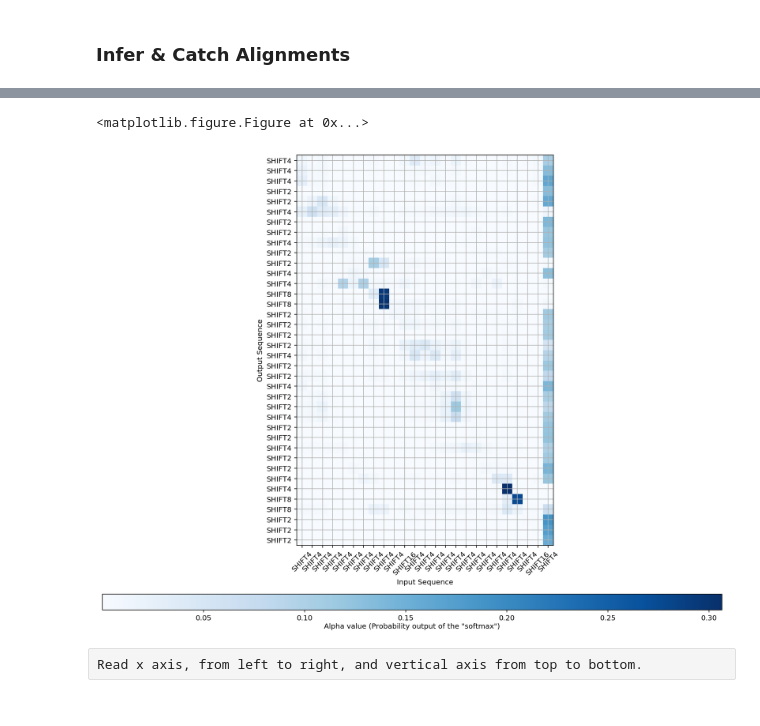
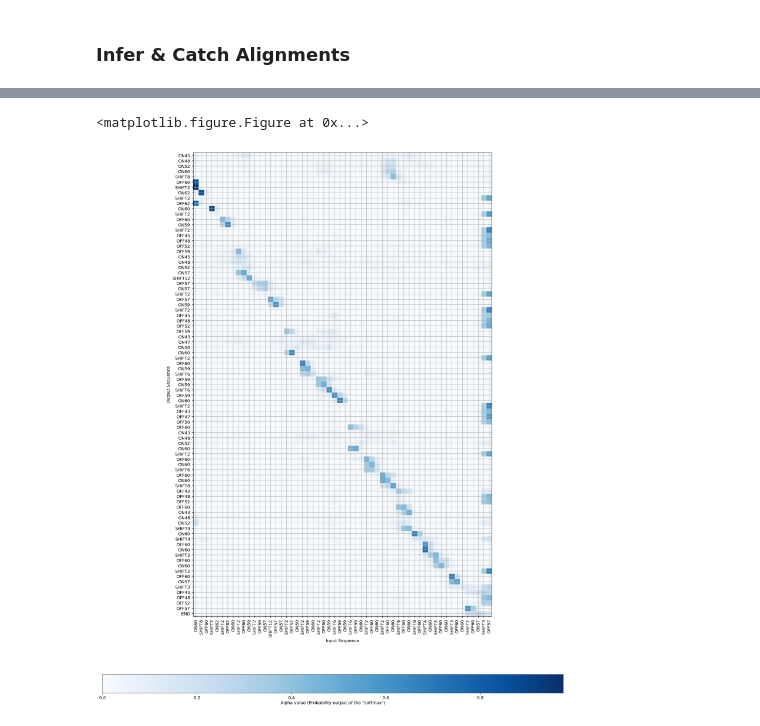
Before and after one commit to veskoch/UoE-dissertation, a Jupyter notebook: model/evaluate/viz/1.6 Viz.ipynb, the cells around one changed output, grey strips where cells are left out. Drawn from its saved outputs; the diff is of its cells as text; code cells hidden in the pictures.

Commit message:
Exported attention vizs

```diff
--- a/model/evaluate/viz/1.6 Viz.ipynb
+++ b/model/evaluate/viz/1.6 Viz.ipynb
@@ -109,7 +88,7 @@ def plot_attention(activations, input_tags = None, output_tags = None):
 
     # Plot the attention map
     plt.clf()
-    f = plt.figure(figsize=(20, 10))
+    f = plt.figure(figsize=(25, 20))
     ax = f.add_subplot(1, 1, 1)
 
     # Add image
@@ -127,7 +106,7 @@ def plot_attention(activations, input_tags = None, output_tags = None):
 
     ax.set_xticks(range(features_len))
     if input_tags != None:
-        ax.set_xticklabels(input_tags[:features_len], rotation=45)
+        ax.set_xticklabels(input_tags[:features_len], rotation=90)
 
     ax.set_xlabel('Input Sequence')
     ax.set_ylabel('Output Sequence')
@@ -136,4 +115,6 @@ def plot_attention(activations, input_tags = None, output_tags = None):
     ax.grid()
 
     # f.savefig(os.path.join('activation_viz.pdf'), bbox_inches='tight')
+
+    plt.savefig("out.svg")
     plt.show()
@@ -140,11 +135,13 @@ def plot_attention(activations, input_tags = None, output_tags = None):
 # %%
-def drop_event_type(drop_type, tags):
+def drop_event_type(drop_type, tags, drop_repetitive=True):
     """Drops a list of event type(s) from a list of tags.
     Both `event_type` and ` tags` must be lists."""
 
-    new_tags = list()
+    new_tags = []
     dropped_indices = list()
+    prev_tag = None
     for i, tag in enumerate(tags):
+
         if re.match(r'^ON[0-9]+$', tag):
             tag_type = "ON"
         elif re.match(r'^OFF[0-9]+$', tag):
@@ -152,9 +149,13 @@ def drop_event_type(drop_type, tags):
         elif re.match(r'^SHIFT[0-9]+$', tag):
             tag_type = "SHIFT"
 
-        if tag_type not in drop_type:
+        if (drop_repetitive and prev_tag == tag) or tag_type in drop_type:
+            dropped_indices.append(i)
+        else:
             new_tags.append(tag)
-        else:
-            dropped_indices.append(i)
+
+        prev_tag = tag
+
+    new_tags.append("END")
 
     return dropped_indices, new_tags
@@ -164,20 +162,27 @@ drop_type = ["OFF", "ON"] # a list of event types to exclude from the activation
+# %%
+drop_repetitive=True
+i = 2 # Publish this one
+# i = 4, 6 ,8
+# i = 7 # much longer, maybe just show to say – hey, it looks the same
+# i = 0 # interesting because for the beginning it is paying attention to events from the end
+i = 11 # KEEP THIS, good accompaniment!
+# i = 14 # occasionally, we see a parallel shadow
+drop_type = [] # a list of event types to exclude from the activations plot
 # %%
 input_tags = features[i].split()
 output_tags = predictions[i].split()
 
 activations = alignments[i][0, :, :]
 
-dropped_input_indices, input_tags = drop_event_type(drop_type, input_tags)
-dropped_output_indices, output_tags = drop_event_type(drop_type, output_tags)
+dropped_input_indices, input_tags = drop_event_type(drop_type, input_tags, drop_repetitive)
+dropped_output_indices, output_tags = drop_event_type(drop_type, output_tags, drop_repetitive)
 
 activations = np.delete(activations, dropped_input_indices, axis=1)
 activations = np.delete(activations, dropped_output_indices, axis=0)
 
-activations = activations[:len(output_tags), 0:len(input_tags)]
+activations = activations[0:len(output_tags), 0:len(input_tags)]
 
-plot_attention(activations, input_tags, output_tags)
+p = plot_attention(activations, input_tags, output_tags)
 # %% [output]
 <matplotlib.figure.Figure at 0x...>
-[figure, old version]
+[figure, new version]
-# %% [raw]
-Read x axis, from left to right, and vertical axis from top to bottom.
```
Also changed, not shown: parts of 12 cells of this notebook, 7 other files.
